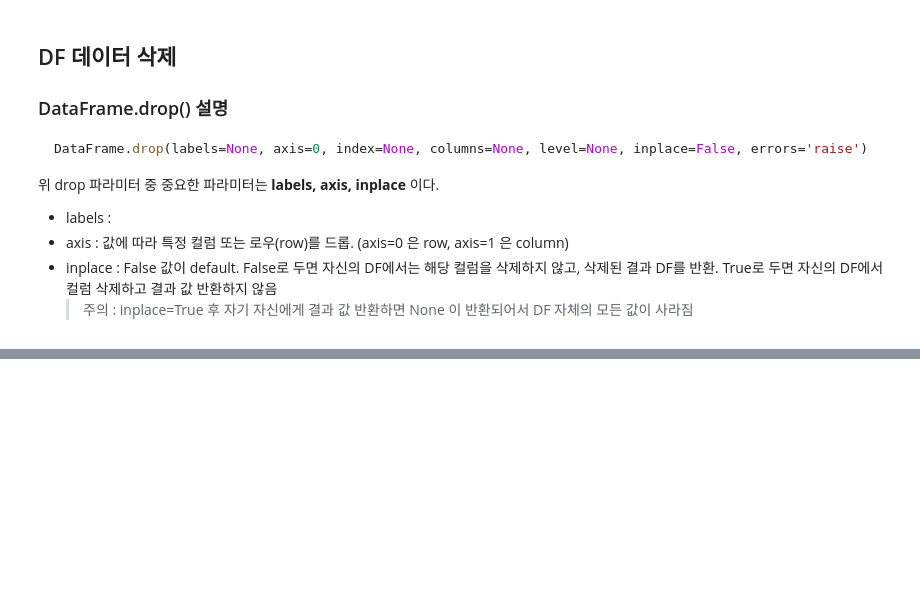
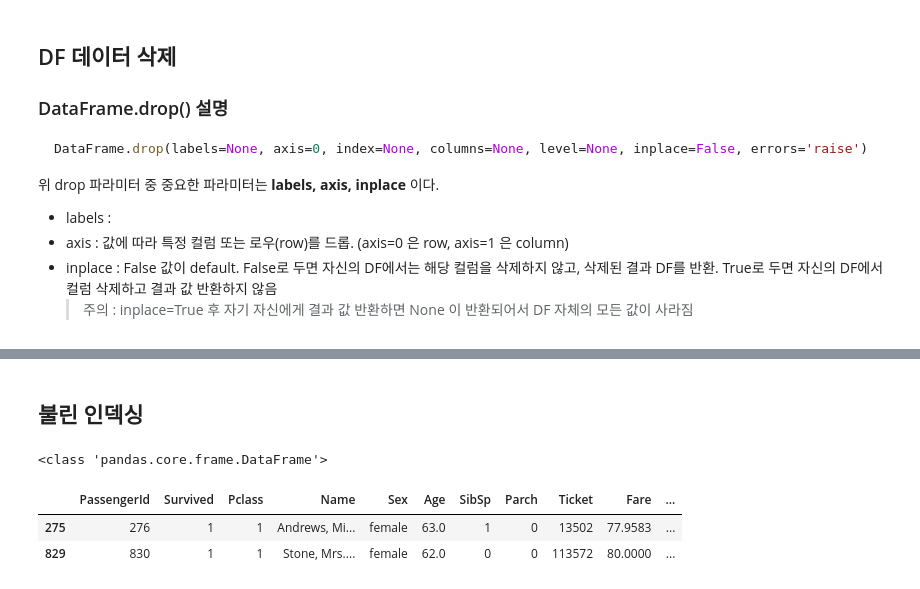
Before and after one commit to johyunkang/python-ml-guide, a Jupyter notebook: python_ml_guide_01.ipynb, the cells around one changed output, grey strips where cells are left out. Cells and saved outputs as stored; diff of their text form; code cells hidden in the pictures; blank space fills up the shorter version.

Commit message:
pandas 불린 인덱싱 까지

```diff
--- a/python_ml_guide_01.ipynb
+++ b/python_ml_guide_01.ipynb
@@ -484,0 +497,34 @@ print(train.head(3))
+# %% [markdown]
+## 불린 인덱싱
+# %%
+# 60세 초과 리스트 뽑기
+train_bool = train[train['Age'] > 60]
+print(type(train_bool))
+train_bool
+
+# 60세 초과 승객 중 이름과 나이 컬럼 만 뽑기 (컬럼명을 배열 형식으로 넣어야 함)
+train_nm_age = train[train['Age']> 60][['Name', 'Age']]
+train_nm_age.head(20)
+
+# 위와 동일(이름, 나이)하게 loc[] 를 이용하는 방법
+train_nm_age2 = train.loc[train['Age'] > 60, ['Name', 'Age']]
+train_nm_age2.head(20)
+
+# 복합 조건. 나이 60 초과 & 1등급 선실 & 성별은 여성 승객 뽑기
+train_multi_cond = train[(train['Age'] > 60)
+                       & (train['Pclass'] == 1)
+                       & (train['Sex'] == 'female')
+                        ]
+train_multi_cond.head(10)
+
+# 조건을 변수에 할당 하기
+cond1 = train['Age'] > 60
+cond2 = train['Pclass'] == 1
+cond3 = train['Sex'] == 'female'
+train_multi_cond2 = train[ cond1 & cond2 & cond3]
+train_multi_cond2.head(10)
+# %% [output]
+<class 'pandas.core.frame.DataFrame'>
+|  | PassengerId | Survived | Pclass | Name | Sex | Age | SibSp | Parch | Ticket | Fare | ... |
+| 275 | 276 | 1 | 1 | Andrews, Mi... | female | 63.0 | 1 | 0 | 13502 | 77.9583 | ... |
+| 829 | 830 | 1 | 1 | Stone, Mrs.... | female | 62.0 | 0 | 0 | 113572 | 80.0000 | ... |
```
Also changed, not shown: parts of 2 cells of this notebook.
